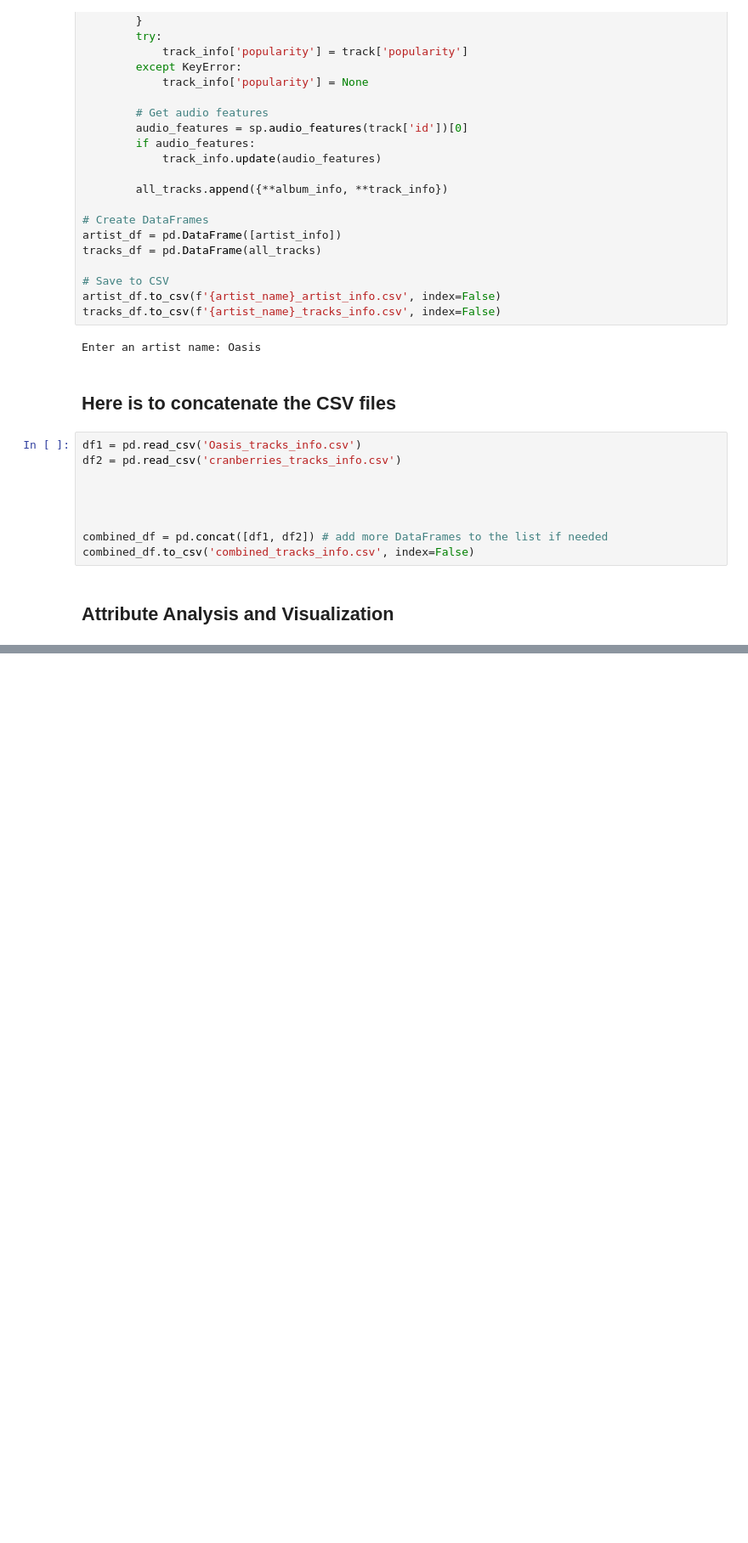
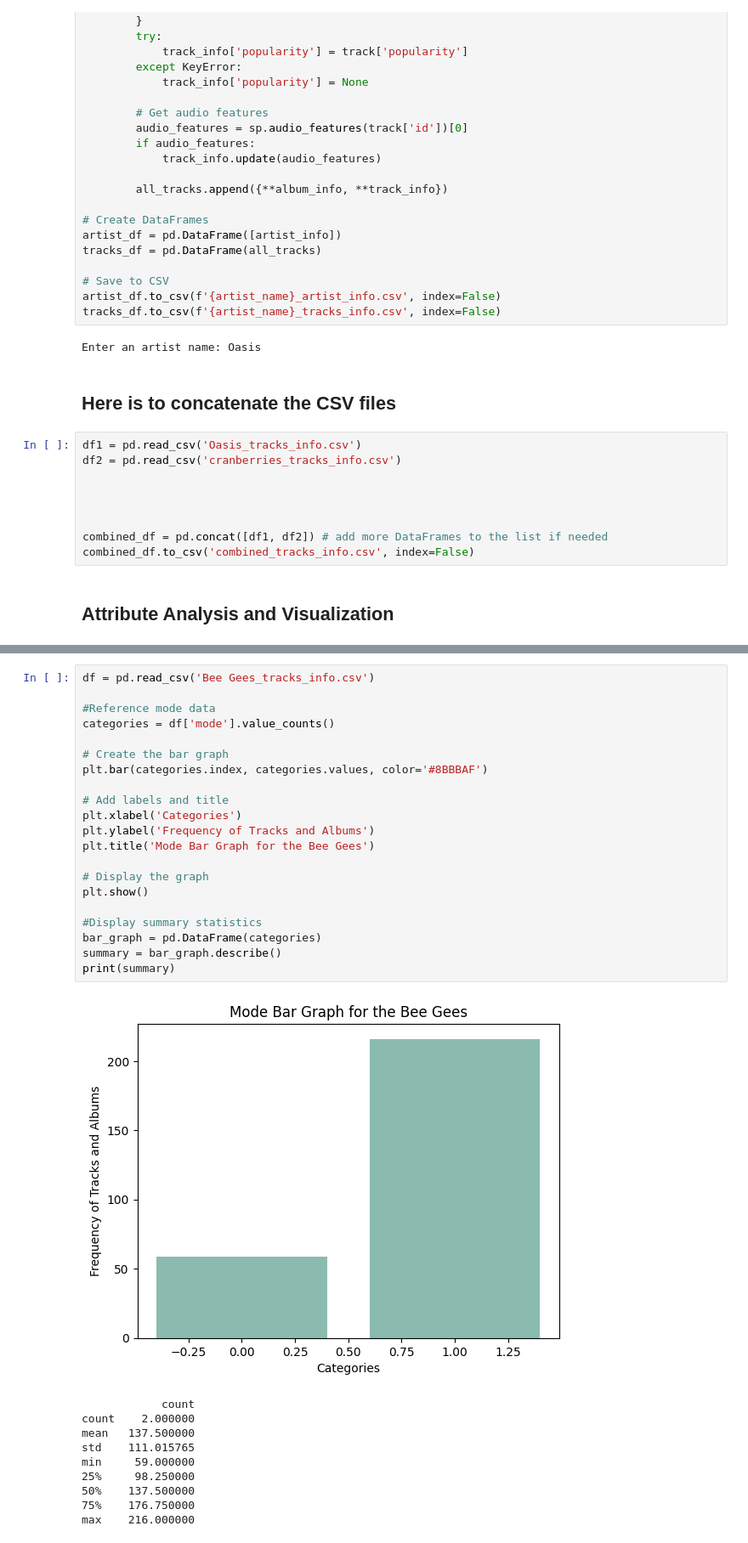
Before and after one commit to richirey75/Data-Mining-CS4990, a Jupyter notebook: DataMiningProject.ipynb, the cells around one changed output, grey strips where cells are left out. Shown at 85% size. Saved outputs shown, nothing was run; the diff lists cells and outputs as text; blank space fills up the shorter version.

```diff
--- a/DataMiningProject.ipynb
+++ b/DataMiningProject.ipynb
@@ -276,0 +340,32 @@ plt.show()
+# %%
+df = pd.read_csv('Bee Gees_tracks_info.csv')
+
+#Reference mode data
+categories = df['mode'].value_counts()
+
+# Create the bar graph
+plt.bar(categories.index, categories.values, color='#8BBBAF')
+
+# Add labels and title
+plt.xlabel('Categories')
+plt.ylabel('Frequency of Tracks and Albums')
+plt.title('Mode Bar Graph for the Bee Gees')
+
+# Display the graph
+plt.show()
+
+#Display summary statistics
+bar_graph = pd.DataFrame(categories)
+summary = bar_graph.describe()
+print(summary)
+# %% [output]
+[figure, added]
+            count
+count    2.000000
+mean   137.500000
+std    111.015765
+min     59.000000
+25%     98.250000
+50%    137.500000
+75%    176.750000
+max    216.000000
```
Also changed, not shown: parts of 5 cells of this notebook.
